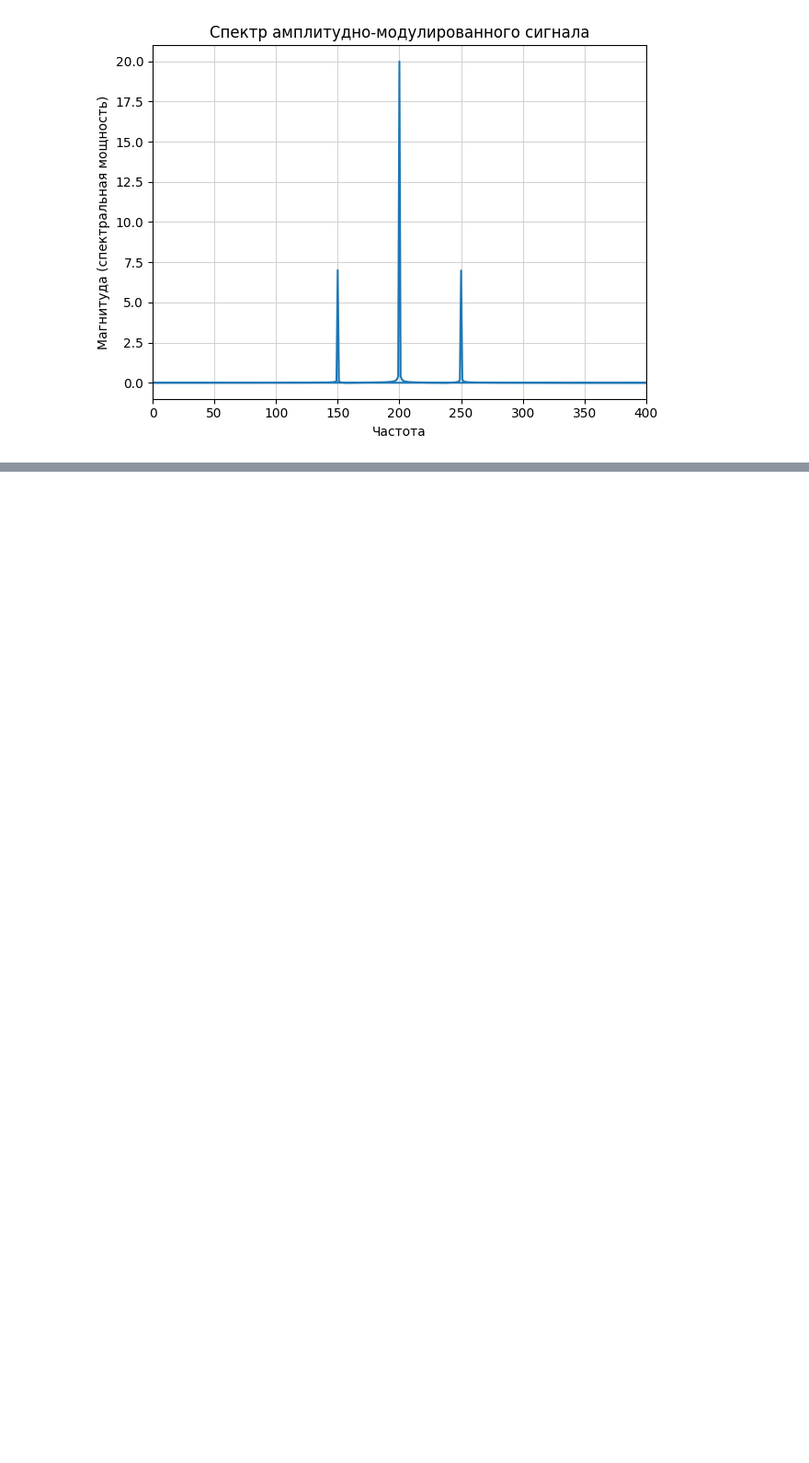
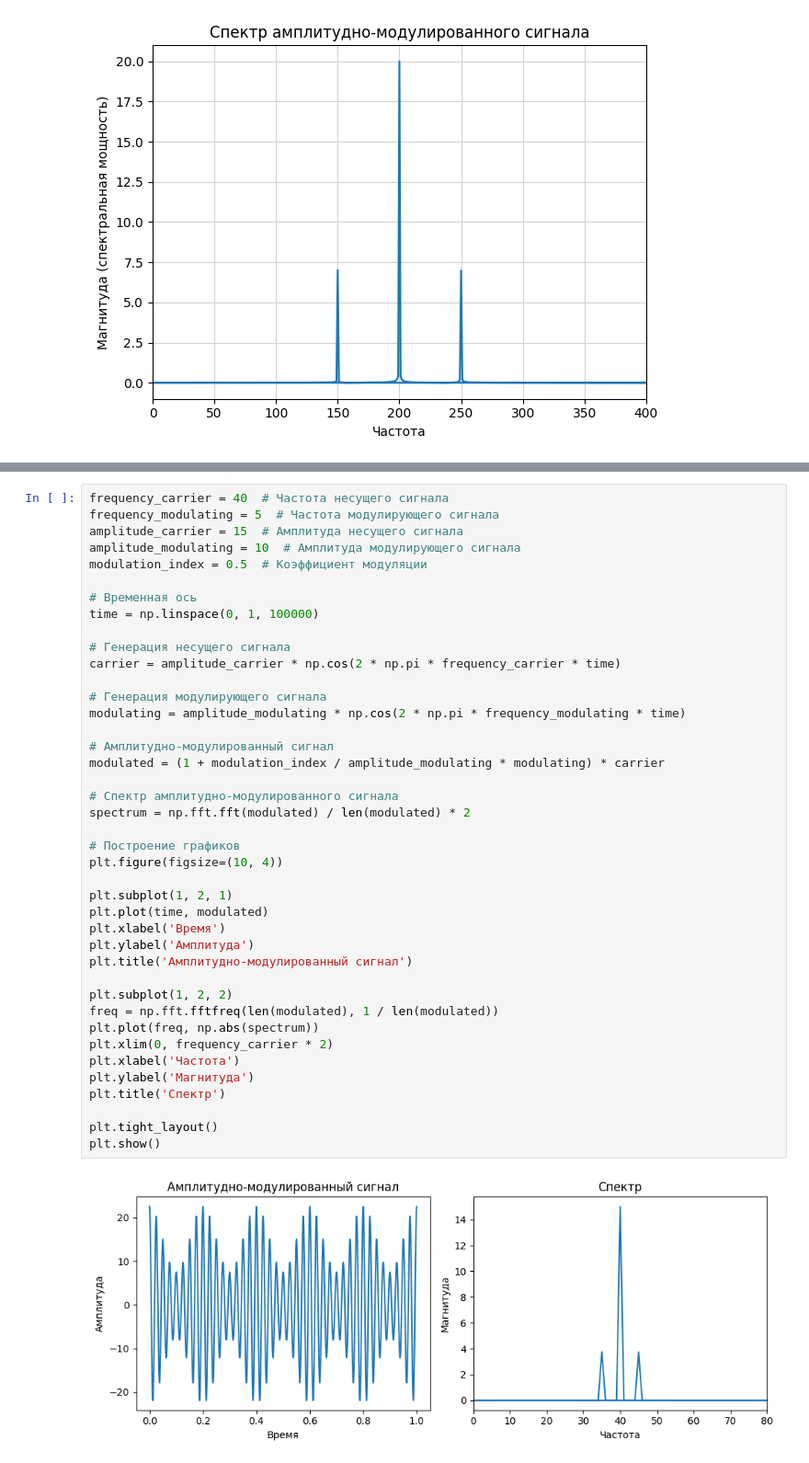
Before and after one commit to dmittrj/tzi, a Jupyter notebook: pr-3/pr-3-doc.ipynb, the cells around one changed output, grey strips where cells are left out. Shown: that part at 92% size. Cells and saved outputs as stored; diff of their text form; blank space fills up the shorter version.

```diff
--- a/pr-3/pr-3-doc.ipynb
+++ b/pr-3/pr-3-doc.ipynb
@@ -142,0 +142,43 @@ plt.show()
+# %%
+frequency_carrier = 40  # Частота несущего сигнала
+frequency_modulating = 5  # Частота модулирующего сигнала
+amplitude_carrier = 15  # Амплитуда несущего сигнала
+amplitude_modulating = 10  # Амплитуда модулирующего сигнала
+modulation_index = 0.5  # Коэффициент модуляции
+
+# Временная ось
+time = np.linspace(0, 1, 100000)
+
+# Генерация несущего сигнала
+carrier = amplitude_carrier * np.cos(2 * np.pi * frequency_carrier * time)
+
+# Генерация модулирующего сигнала
+modulating = amplitude_modulating * np.cos(2 * np.pi * frequency_modulating * time)
+
+# Амплитудно-модулированный сигнал
+modulated = (1 + modulation_index / amplitude_modulating * modulating) * carrier
+
+# Спектр амплитудно-модулированного сигнала
+spectrum = np.fft.fft(modulated) / len(modulated) * 2
+
+# Построение графиков
+plt.figure(figsize=(10, 4))
+
+plt.subplot(1, 2, 1)
+plt.plot(time, modulated)
+plt.xlabel('Время')
+plt.ylabel('Амплитуда')
+plt.title('Амплитудно-модулированный сигнал')
+
+plt.subplot(1, 2, 2)
+freq = np.fft.fftfreq(len(modulated), 1 / len(modulated))
+plt.plot(freq, np.abs(spectrum))
+plt.xlim(0, frequency_carrier * 2)
+plt.xlabel('Частота')
+plt.ylabel('Магнитуда')
+plt.title('Спектр')
+
+plt.tight_layout()
+plt.show()
+# %% [output]
+[figure, added]
```
Also changed, not shown: parts of 1 cell of this notebook, 1 other file.
